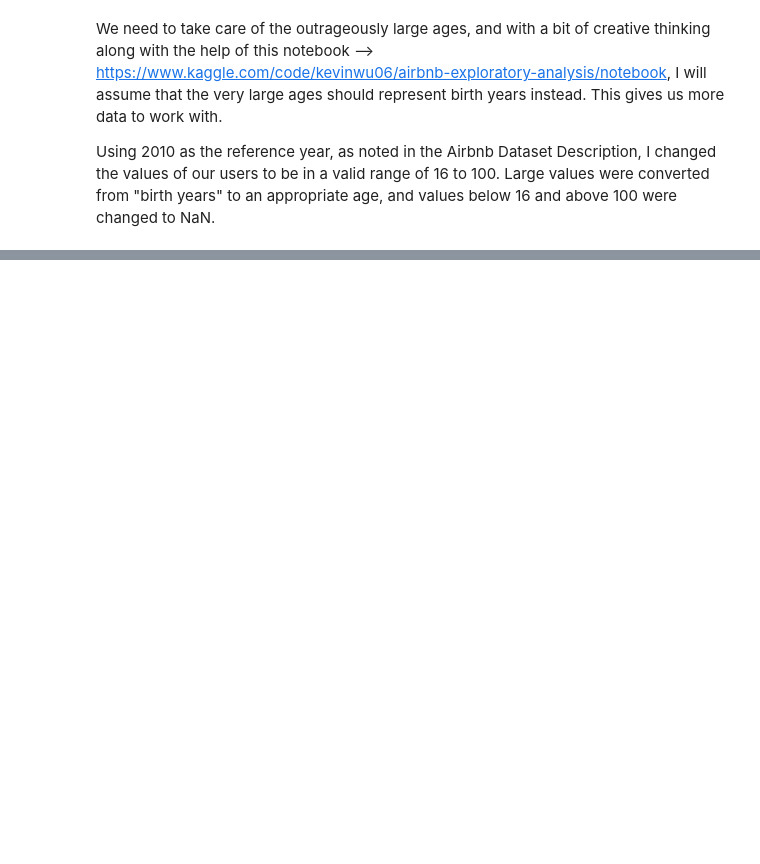
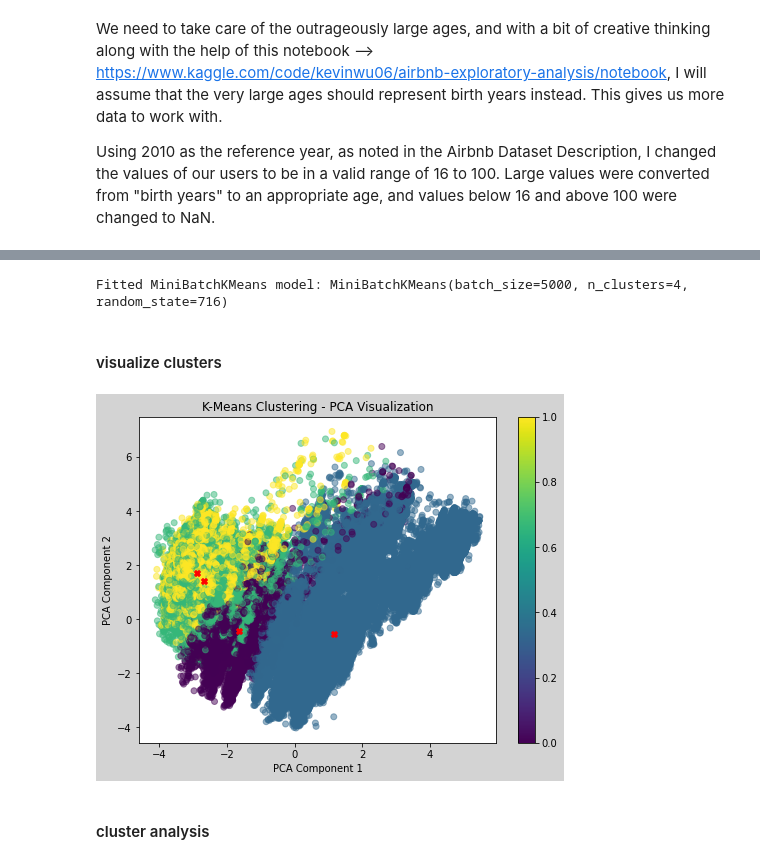
Before and after one commit to dominicfanucchi/aai-510_group7, a Jupyter notebook: dfanucchi_notebook.ipynb, the cells around one changed output, grey strips where cells are left out. Drawn from its saved outputs; the diff is of its cells as text; code cells hidden in the pictures; blank space fills up the shorter version.

Commit message:
finished k-means model, need to perform analysis

```diff
--- a/dfanucchi_notebook.ipynb
+++ b/dfanucchi_notebook.ipynb
@@ -288,0 +353,5 @@ The Levenshtein language distance can be a useful tool for tasks such as languag
+# %%
+from sklearn.preprocessing import StandardScaler
+
+scaler = StandardScaler()
+df_scaled = scaler.fit_transform(df_encoded)
@@ -288,0 +360,5 @@ The Levenshtein language distance can be a useful tool for tasks such as languag
+# %%
+from sklearn.decomposition import PCA
+
+pca = PCA(0.95)
+df_pca = pca.fit_transform(df_scaled)
@@ -288,0 +399,38 @@ The Levenshtein language distance can be a useful tool for tasks such as languag
+# %%
+def fit_kmeans(df_pca, k):
+    kmeans = MiniBatchKMeans(n_clusters=k, random_state=716, batch_size=5000)
+    kmeans.fit(df_pca)
+    return kmeans
+
+optimal_k = 4
+
+# n_jobs=-1 uses all CPU cores available
+kmeans_model = Parallel(n_jobs=-1)(delayed(fit_kmeans)(df_pca, optimal_k) for _ in range(1))[0]
+
+print("Fitted MiniBatchKMeans model:", kmeans_model)
+# %% [output]
+Fitted MiniBatchKMeans model: MiniBatchKMeans(batch_size=5000, n_clusters=4, random_state=716)
+# %%
+# cluster centers
+cluster_centers = kmeans_model.cluster_centers_
+
+# cluster labels
+cluster_labels = kmeans_model.labels_
+
+df_train_users['cluster_label'] = cluster_labels
+# %% [markdown]
+#### visualize clusters
+# %%
+# Visualize clusters in PCA space
+plt.figure(figsize=(8, 6))
+plt.scatter(df_pca[:, 0], df_pca[:, 1], c=cluster_labels, cmap='viridis', alpha=0.5, label='Data points')
+plt.scatter(cluster_centers[:,0], cluster_centers[:,1], c='red', marker='X', label='Cluster Centers')
+plt.title('K-Means Clustering - PCA Visualization')
+plt.xlabel('PCA Component 1')
+plt.ylabel('PCA Component 2')
+plt.colorbar()
+plt.show()
+# %% [output]
+[figure, added]
+# %% [markdown]
+#### cluster analysis
```
Also changed, not shown: parts of 34 cells of this notebook.
